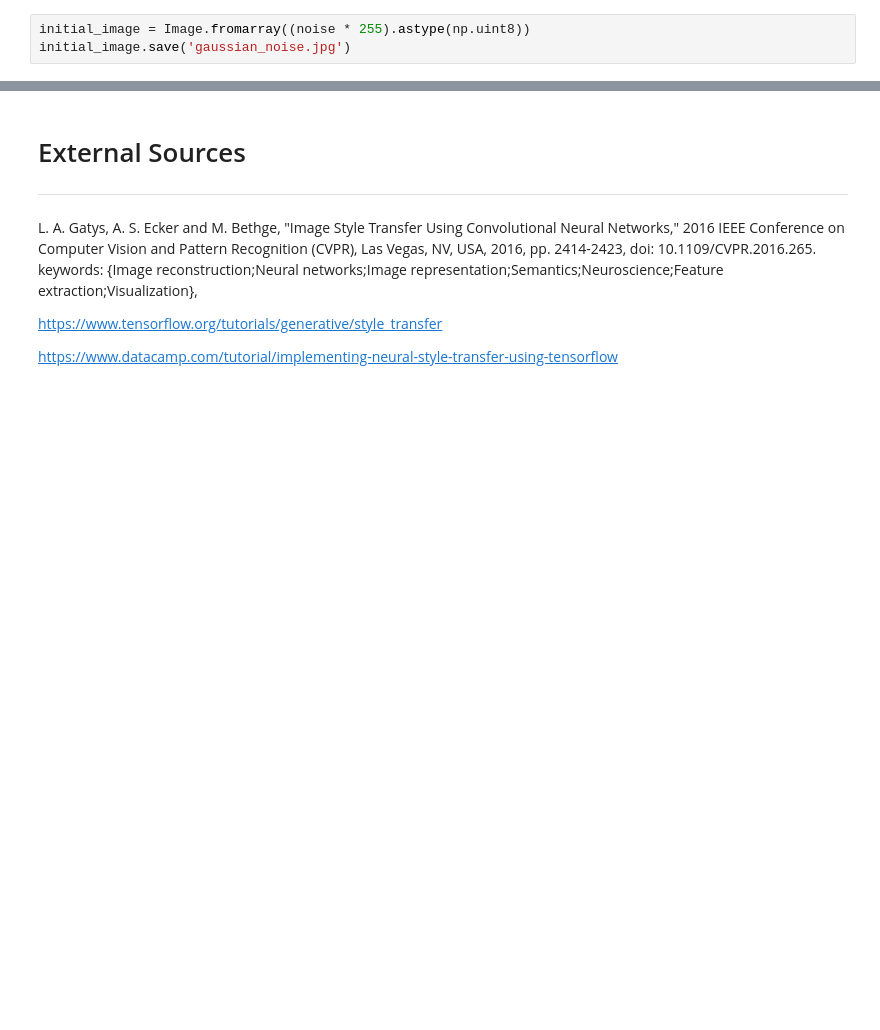
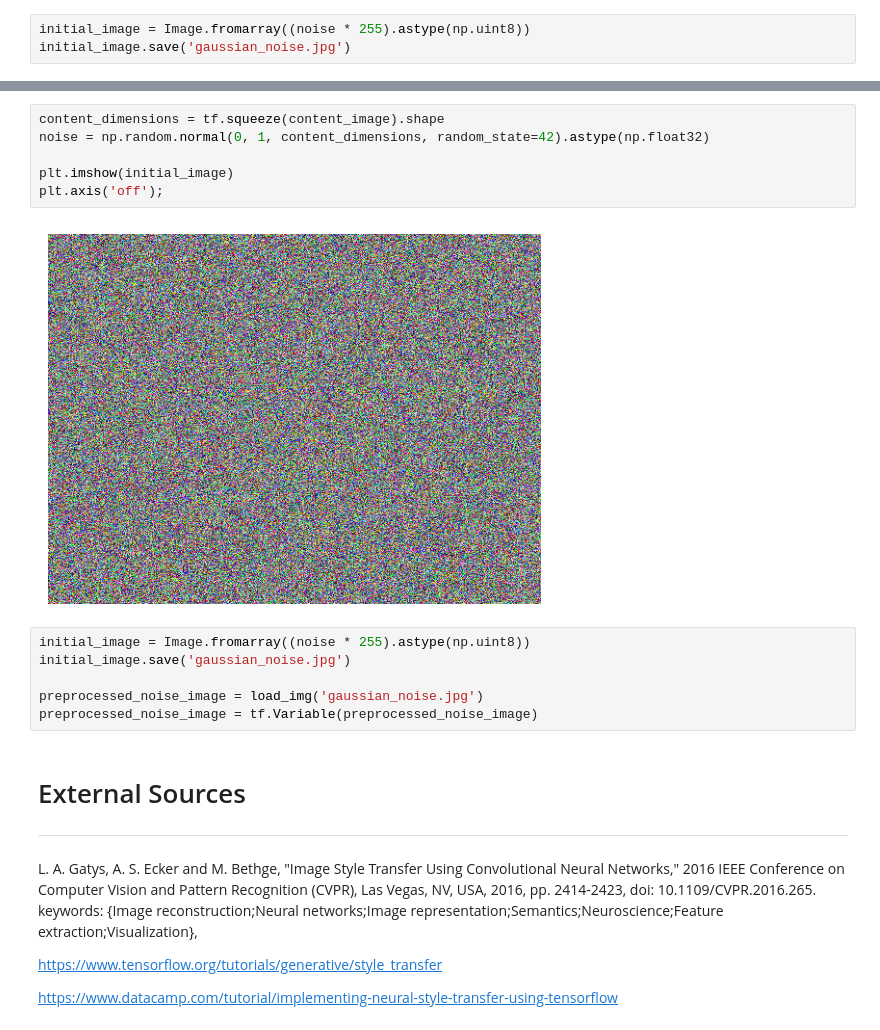
Before and after one commit to TrinityGahagen2K/neural-style-transfer-app, a Jupyter notebook: research_notebook.ipynb, the cells around one changed output, grey strips where cells are left out. Saved outputs shown, nothing was run; the diff lists cells and outputs as text; blank space fills up the shorter version.

```diff
--- a/research_notebook.ipynb
+++ b/research_notebook.ipynb
@@ -421,3 +562,17 @@ OperatorNotAllowedInGraphError: in user code:
+# %%
+content_dimensions = tf.squeeze(content_image).shape
+noise = np.random.normal(0, 1, content_dimensions, random_state=42).astype(np.float32)
+
+plt.imshow(initial_image)
+plt.axis('off');
+# %% [output]
+[figure, added]
+# %%
+initial_image = Image.fromarray((noise * 255).astype(np.uint8))
+initial_image.save('gaussian_noise.jpg')
+
+preprocessed_noise_image = load_img('gaussian_noise.jpg')
+preprocessed_noise_image = tf.Variable(preprocessed_noise_image)
 # %% [markdown]
 # External Sources
 ---
```
Also changed, not shown: parts of 25 cells of this notebook.
